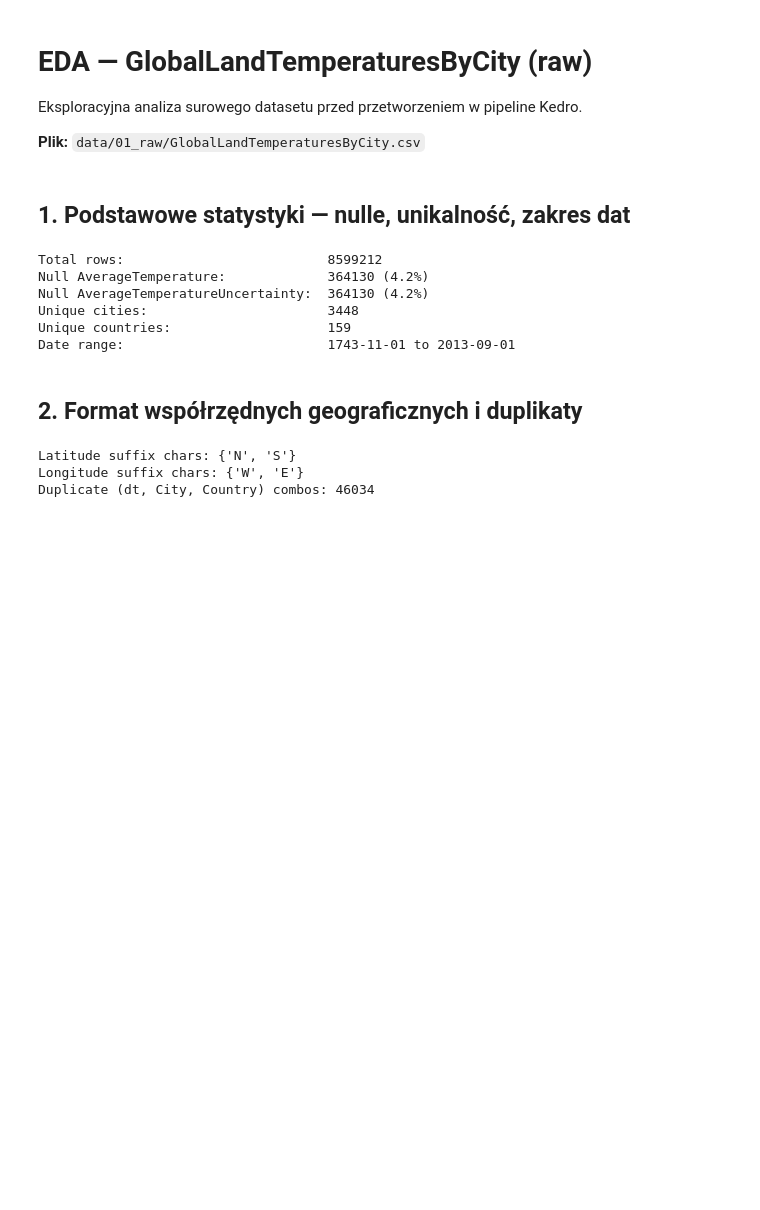
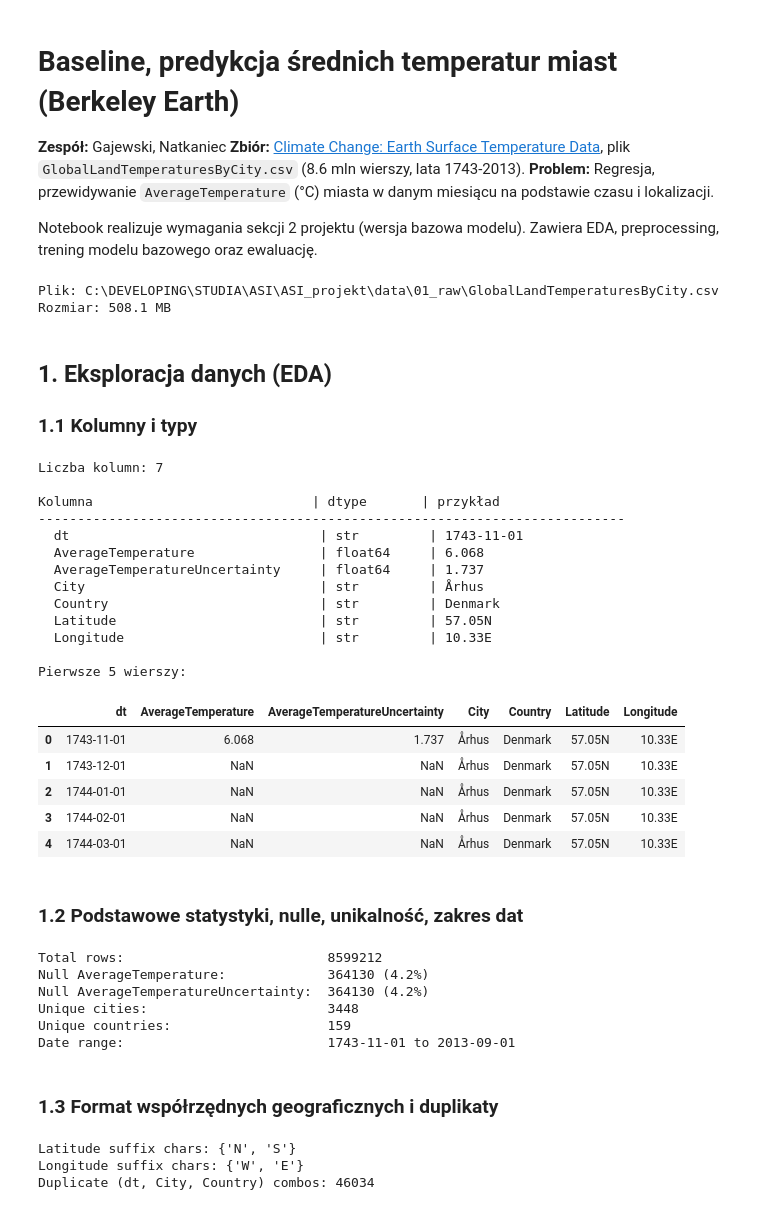
Before and after one commit to TGajewski09/ASI_projekt, a Jupyter notebook: notebooks/eda_01_raw_temperatures.ipynb, the cells around one changed output. Drawn from its saved outputs; the diff is of its cells as text; code cells hidden in the pictures; blank space fills up the shorter version.

```diff
--- a/notebooks/eda_01_raw_temperatures.ipynb
+++ b/notebooks/eda_01_raw_temperatures.ipynb
@@ -1,18 +1,65 @@
 # %% [markdown]
-# EDA — GlobalLandTemperaturesByCity (raw)
+# Baseline, predykcja średnich temperatur miast (Berkeley Earth)
 
-Eksploracyjna analiza surowego datasetu przed przetworzeniem w pipeline Kedro.
+**Zespół:** Gajewski, Natkaniec
+**Zbiór:** [Climate Change: Earth Surface Temperature Data](https://www.kaggle.com/datasets/berkeleyearth/climate-change-earth-surface-temperature-data), plik `GlobalLandTemperaturesByCity.csv` (8.6 mln wierszy, lata 1743-2013).
+**Problem:** Regresja, przewidywanie `AverageTemperature` (°C) miasta w danym miesiącu na podstawie czasu i lokalizacji.
 
-**Plik:** `data/01_raw/GlobalLandTemperaturesByCity.csv`
+Notebook realizuje wymagania sekcji 2 projektu (wersja bazowa modelu). Zawiera EDA, preprocessing, trening modelu bazowego oraz ewaluację.
 # %%
 import csv
-import sys
-import os
 from pathlib import Path
 
-DATA_PATH = Path(r'c:\DEVELOPING\STUDIA\ASI\Projekt\new-kedro-project\data\01_raw\GlobalLandTemperaturesByCity.csv')
+# Ścieżka względna od repo, działa po sklonowaniu bez zmian
+NOTEBOOK_DIR = Path().resolve()
+PROJECT_ROOT = NOTEBOOK_DIR.parent if NOTEBOOK_DIR.name == 'notebooks' else NOTEBOOK_DIR
+DATA_PATH = PROJECT_ROOT / 'data' / '01_raw' / 'GlobalLandTemperaturesByCity.csv'
+
+assert DATA_PATH.exists(), f'Brak pliku: {DATA_PATH}. Pobierz dataset z Kaggle (berkeleyearth/climate-change-earth-surface-temperature-data).'
+print(f'Plik: {DATA_PATH}')
+print(f'Rozmiar: {DATA_PATH.stat().st_size / 1024**2:.1f} MB')
+# %% [output]
+Plik: C:\DEVELOPING\STUDIA\ASI\ASI_projekt\data\01_raw\GlobalLandTemperaturesByCity.csv
+Rozmiar: 508.1 MB
+# %% [markdown]
+## 1. Eksploracja danych (EDA)
+### 1.1 Kolumny i typy
+# %%
+import pandas as pd
+
+schema_sample = pd.read_csv(DATA_PATH, nrows=1000)
+
+print(f'Liczba kolumn: {len(schema_sample.columns)}\n')
+print('Kolumna                            | dtype       | przykład')
+print('-' * 75)
+for col in schema_sample.columns:
+    example = schema_sample[col].dropna().iloc[0] if schema_sample[col].notna().any() else 'NaN'
+    print(f'  {col:<33} | {str(schema_sample[col].dtype):<11} | {example}')
+
+print('\nPierwsze 5 wierszy:')
+schema_sample.head()
+# %% [output]
+Liczba kolumn: 7
+
+Kolumna                            | dtype       | przykład
+---------------------------------------------------------------------------
+  dt                                | str         | 1743-11-01
+  AverageTemperature                | float64     | 6.068
+  AverageTemperatureUncertainty     | float64     | 1.737
+  City                              | str         | Århus
+  Country                           | str         | Denmark
+  Latitude                          | str         | 57.05N
+  Longitude                         | str         | 10.33E
+
+Pierwsze 5 wierszy:
+|  | dt | AverageTemperature | AverageTemperatureUncertainty | City | Country | Latitude | Longitude |
+| 0 | 1743-11-01 | 6.068 | 1.737 | Århus | Denmark | 57.05N | 10.33E |
+| 1 | 1743-12-01 | NaN | NaN | Århus | Denmark | 57.05N | 10.33E |
+| 2 | 1744-01-01 | NaN | NaN | Århus | Denmark | 57.05N | 10.33E |
+| 3 | 1744-02-01 | NaN | NaN | Århus | Denmark | 57.05N | 10.33E |
+| 4 | 1744-03-01 | NaN | NaN | Århus | Denmark | 57.05N | 10.33E |
 # %% [markdown]
-## 1. Podstawowe statystyki — nulle, unikalność, zakres dat
+### 1.2 Podstawowe statystyki, nulle, unikalność, zakres dat
 # %%
 total = 0
 null_temp = 0
@@ -52,7 +99,7 @@ Unique cities:                       3448
 Unique countries:                    159
 Date range:                          1743-11-01 to 2013-09-01
 # %% [markdown]
-## 2. Format współrzędnych geograficznych i duplikaty
+### 1.3 Format współrzędnych geograficznych i duplikaty
 # %%
 lat_formats = set()
 lon_formats = set()
```
Also changed, not shown: parts of 13 cells of this notebook.
